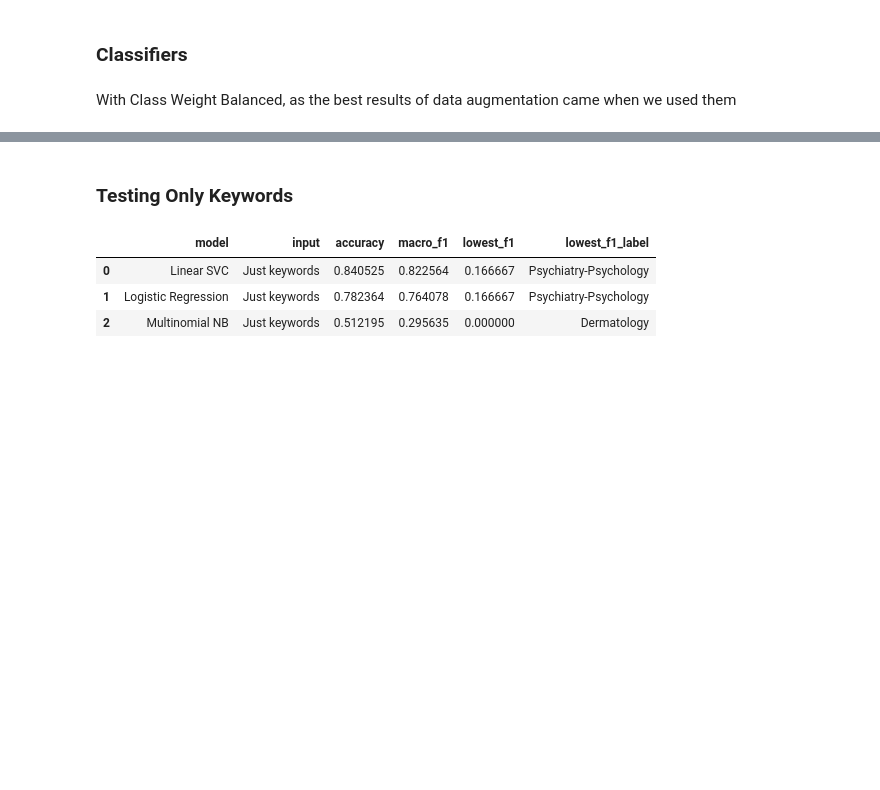
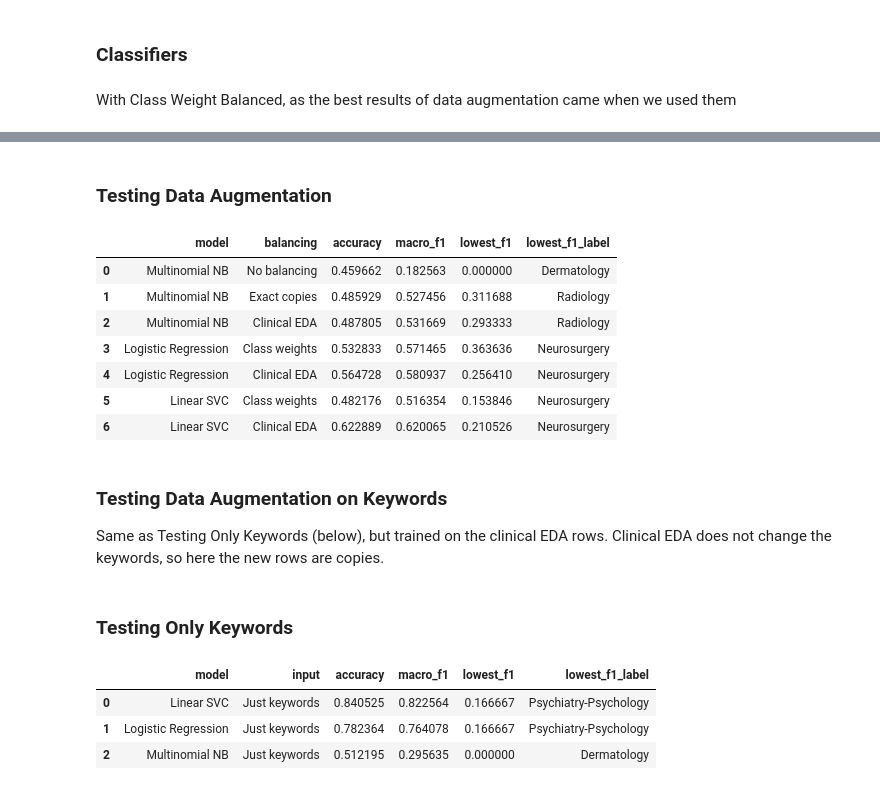
Before and after one commit to ArturKrys/clinical-specialty-classifier, a Jupyter notebook: Delivery/data_analysis.ipynb, the cells around one changed output, grey strips where cells are left out. Saved outputs shown, nothing was run; the diff lists cells and outputs as text; code cells hidden in the pictures; blank space fills up the shorter version.

```diff
--- a/Delivery/data_analysis.ipynb
+++ b/Delivery/data_analysis.ipynb
@@ -106,0 +109,8 @@ multinomial_nb = MultinomialNB()
+# %%
+df_augmented, train_augmented = f.oversample(df, train_indices, f.clinical_eda_copy)
+df_copies, train_copies = f.oversample(df, train_indices, f.exact_copy)
+
+y_train_augmented = df_augmented.loc[train_augmented, "medical_specialty"]
+y_train_copies = df_copies.loc[train_copies, "medical_specialty"]
+
+pd.DataFrame({"before": y_train.value_counts(), "after": y_train_augmented.value_counts()})
@@ -106,0 +132,42 @@ multinomial_nb = MultinomialNB()
+# %%
+# Example: the shortest training transcription with "MRI", before and after clinical EDA
+train_part = df.loc[train_indices]
+with_mri = train_part[train_part["transcription"].str.contains(r"\bMRI\b")]
+example = with_mri.loc[with_mri["transcription"].str.len().idxmin()]
+
+# print("Original:    ", example["transcription"], "\n")
+# print("Clinical EDA:", f.clinical_eda_copy(example, np.random.default_rng(42))["transcription"], "\n")
+
+all_features = ["description", "sample_name", "transcription", "keywords", "transcription_headers_model", "transcription_headers_words"]
+# print(f"On average, a new version is {f.eda_similarity(train_part, all_features):.0%} similar to its original (cosine similarity of TF-IDF vectors)")
+# %% [markdown]
+### Testing Data Augmentation
+# %%
+input_all_original = f.build_input_variants(df, all_features)
+input_all_copies = f.build_input_variants(df_copies, all_features)
+input_all_augmented = f.build_input_variants(df_augmented, all_features)
+
+results = pd.DataFrame([
+    f.evaluate_input_extra(input_all_original, "No balancing", multinomial_nb, "Multinomial NB", train_indices, valid_indices, y_train, y_valid)[1],
+    f.evaluate_input_extra(input_all_copies, "Exact copies", multinomial_nb, "Multinomial NB", train_copies, valid_indices, y_train_copies, y_valid)[1],
+    f.evaluate_input_extra(input_all_augmented, "Clinical EDA", multinomial_nb, "Multinomial NB", train_augmented, valid_indices, y_train_augmented, y_valid)[1],
+    f.evaluate_input_extra(input_all_original, "Class weights", logistic_regression, "Logistic Regression", train_indices, valid_indices, y_train, y_valid)[1],
+    f.evaluate_input_extra(input_all_augmented, "Clinical EDA", logistic_regression, "Logistic Regression", train_augmented, valid_indices, y_train_augmented, y_valid)[1],
+    f.evaluate_input_extra(input_all_original, "Class weights", linear_svc, "Linear SVC", train_indices, valid_indices, y_train, y_valid)[1],
+    f.evaluate_input_extra(input_all_augmented, "Clinical EDA", linear_svc, "Linear SVC", train_augmented, valid_indices, y_train_augmented, y_valid)[1],
+]).rename(columns={"input": "balancing"})
+
+results
+# %% [output]
+|  | model | balancing | accuracy | macro_f1 | lowest_f1 | lowest_f1_label |
+| 0 | Multinomial NB | No balancing | 0.459662 | 0.182563 | 0.000000 | Dermatology |
+| 1 | Multinomial NB | Exact copies | 0.485929 | 0.527456 | 0.311688 | Radiology |
+| 2 | Multinomial NB | Clinical EDA | 0.487805 | 0.531669 | 0.293333 | Radiology |
+| 3 | Logistic Regression | Class weights | 0.532833 | 0.571465 | 0.363636 | Neurosurgery |
+| 4 | Logistic Regression | Clinical EDA | 0.564728 | 0.580937 | 0.256410 | Neurosurgery |
+| 5 | Linear SVC | Class weights | 0.482176 | 0.516354 | 0.153846 | Neurosurgery |
+| 6 | Linear SVC | Clinical EDA | 0.622889 | 0.620065 | 0.210526 | Neurosurgery |
+# %% [markdown]
+### Testing Data Augmentation on Keywords
+
+Same as Testing Only Keywords (below), but trained on the clinical EDA rows. Clinical EDA does not change the keywords, so here the new rows are copies.
```
Also changed, not shown: parts of 6 cells of this notebook, 10 other files.
